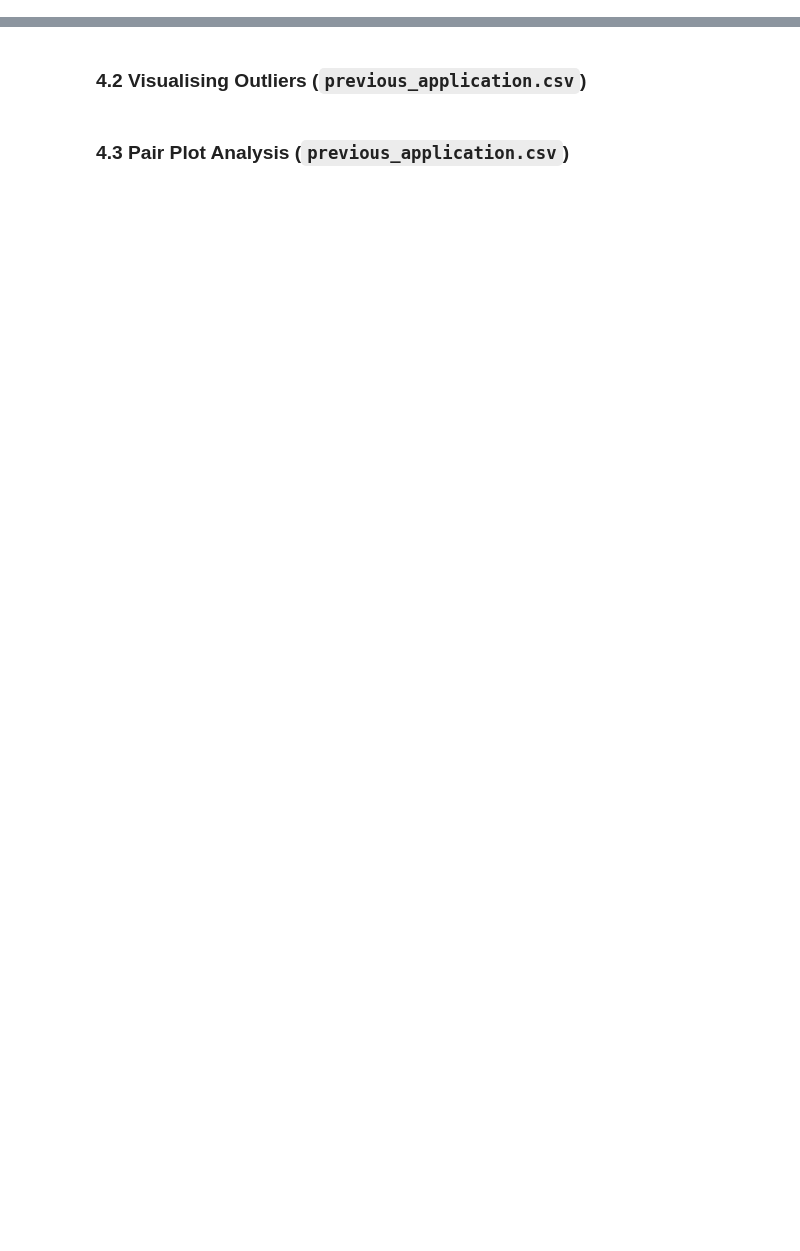
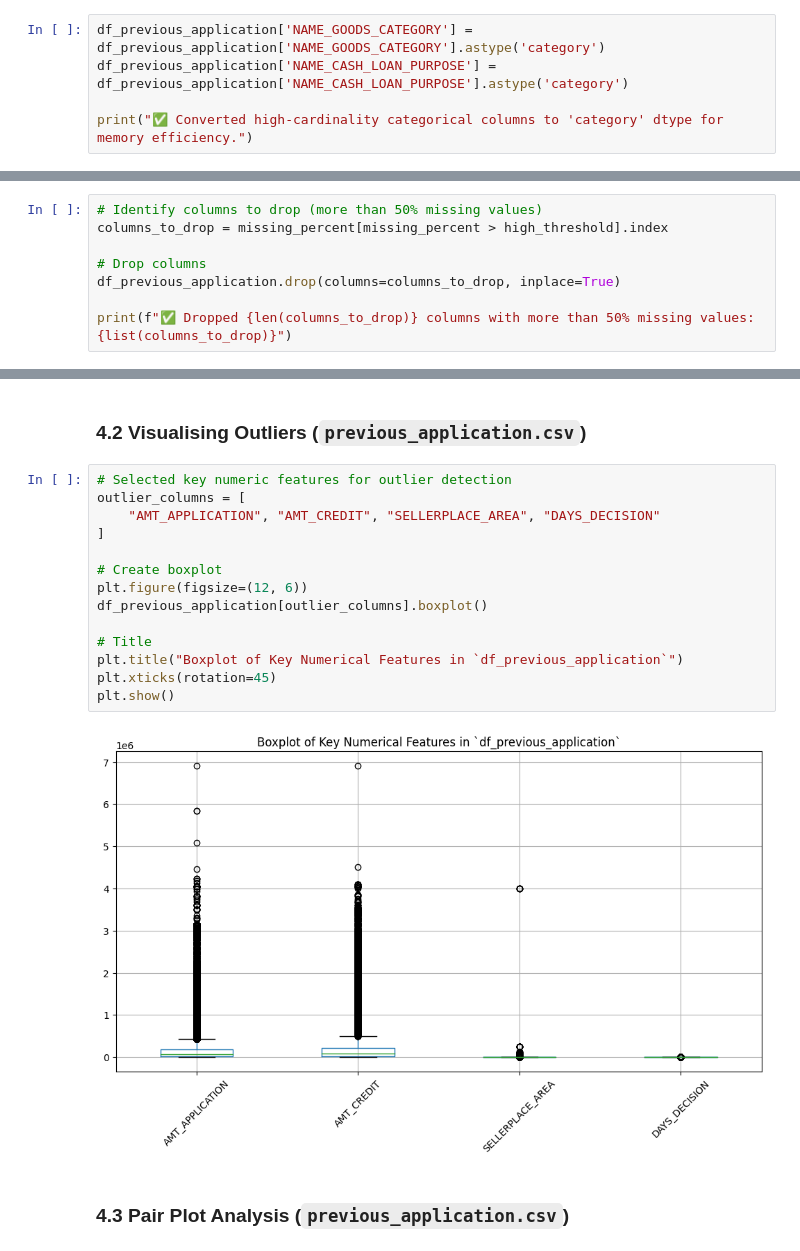
Before and after one commit to ognjenmedic/home-credit-ml-project, a Jupyter notebook: notebooks/previous_application.ipynb, the cells around one changed output, grey strips where cells are left out. Cells and saved outputs as stored; diff of their text form; blank space fills up the shorter version.

```diff
--- a/notebooks/previous_application.ipynb
+++ b/notebooks/previous_application.ipynb
@@ -14,0 +237,5 @@
+# %%
+df_previous_application['NAME_GOODS_CATEGORY'] = df_previous_application['NAME_GOODS_CATEGORY'].astype('category')
+df_previous_application['NAME_CASH_LOAN_PURPOSE'] = df_previous_application['NAME_CASH_LOAN_PURPOSE'].astype('category')
+
+print("✅ Converted high-cardinality categorical columns to 'category' dtype for memory efficiency.")
@@ -16,0 +372,8 @@
+# %%
+# Identify columns to drop (more than 50% missing values)
+columns_to_drop = missing_percent[missing_percent > high_threshold].index
+
+# Drop columns
+df_previous_application.drop(columns=columns_to_drop, inplace=True)
+
+print(f"✅ Dropped {len(columns_to_drop)} columns with more than 50% missing values: {list(columns_to_drop)}")
@@ -21,4 +509,20 @@
 # %% [markdown]
 ### 4.2 Visualising Outliers (`previous_application.csv`)
+# %%
+# Selected key numeric features for outlier detection
+outlier_columns = [
+    "AMT_APPLICATION", "AMT_CREDIT", "SELLERPLACE_AREA", "DAYS_DECISION"
+]
+
+# Create boxplot
+plt.figure(figsize=(12, 6))
+df_previous_application[outlier_columns].boxplot()
+
+# Title
+plt.title("Boxplot of Key Numerical Features in `df_previous_application`")
+plt.xticks(rotation=45)
+plt.show()
+# %% [output]
+[figure, added]
 # %% [markdown]
 ### 4.3 Pair Plot Analysis (`previous_application.csv`)
```
Also changed, not shown: parts of 52 cells of this notebook, 3 other files.
